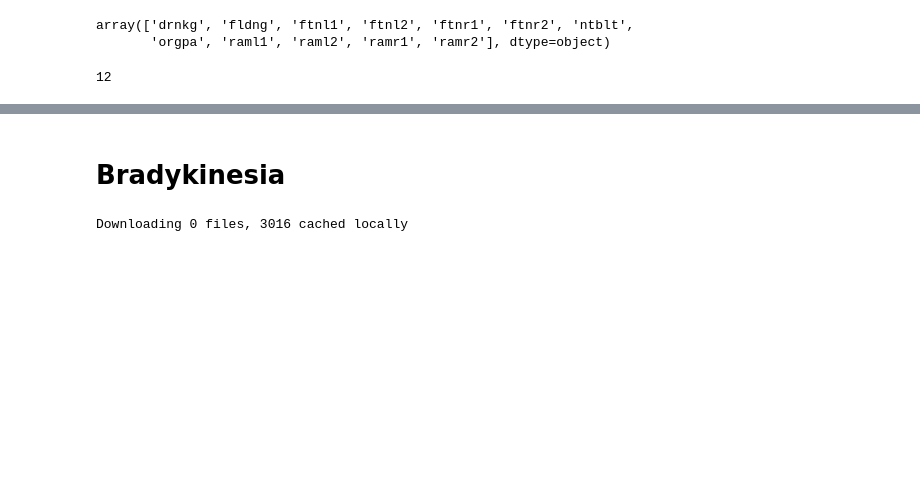
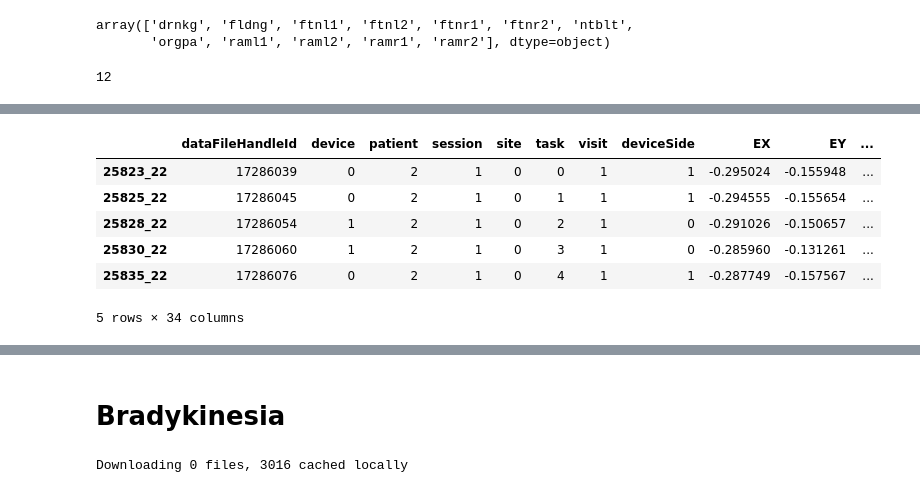
Before and after one commit to Luke3D/Misccode, a Jupyter notebook: Dataprocessing.ipynb, the cells around one changed output, grey strips where cells are left out. Drawn from its saved outputs; the diff is of its cells as text; code cells hidden in the pictures; blank space fills up the shorter version.

```diff
--- a/Dataprocessing.ipynb
+++ b/Dataprocessing.ipynb
@@ -300,0 +379,4 @@ sum(table.tremorScore==4)
+# %%
+df_feat = pd.DataFrame(data=Features,columns=flist,dtype='float64')
+df_feat.index = df_train.index
+df_train = pd.concat((df_train,df_feat),axis=1)
@@ -300,0 +393,25 @@ sum(table.tremorScore==4)
+# %%
+X = df_train.copy()
+cat_cols = df_train.select_dtypes(['object']).columns
+for c in cat_cols:
+    X[c]=le.fit_transform(df_train[c])
+# %%
+#drop scores cols
+X = X.drop(['tremorScore','dyskinesiaScore','bradykinesiaScore','path'],axis=1)
+#drop nans
+X=X.dropna()
+# %%
+#normalize features
+from sklearn.preprocessing import StandardScaler
+scaler = StandardScaler()
+X.iloc[:,8:]=scaler.fit_transform(X.iloc[:,8:])
+# %%
+X.head()
+# %% [output]
+|  | dataFileHandleId | device | patient | session | site | task | visit | deviceSide | EX | EY | ... |
+| 25823_22 | 17286039 | 0 | 2 | 1 | 0 | 0 | 1 | 1 | -0.295024 | -0.155948 | ... |
+| 25825_22 | 17286045 | 0 | 2 | 1 | 0 | 1 | 1 | 1 | -0.294555 | -0.155654 | ... |
+| 25828_22 | 17286054 | 1 | 2 | 1 | 0 | 2 | 1 | 0 | -0.291026 | -0.150657 | ... |
+| 25830_22 | 17286060 | 1 | 2 | 1 | 0 | 3 | 1 | 0 | -0.285960 | -0.131261 | ... |
+| 25835_22 | 17286076 | 0 | 2 | 1 | 0 | 4 | 1 | 1 | -0.287749 | -0.157567 | ... |
+5 rows × 34 columns
```
Also changed, not shown: parts of 23 cells of this notebook.
